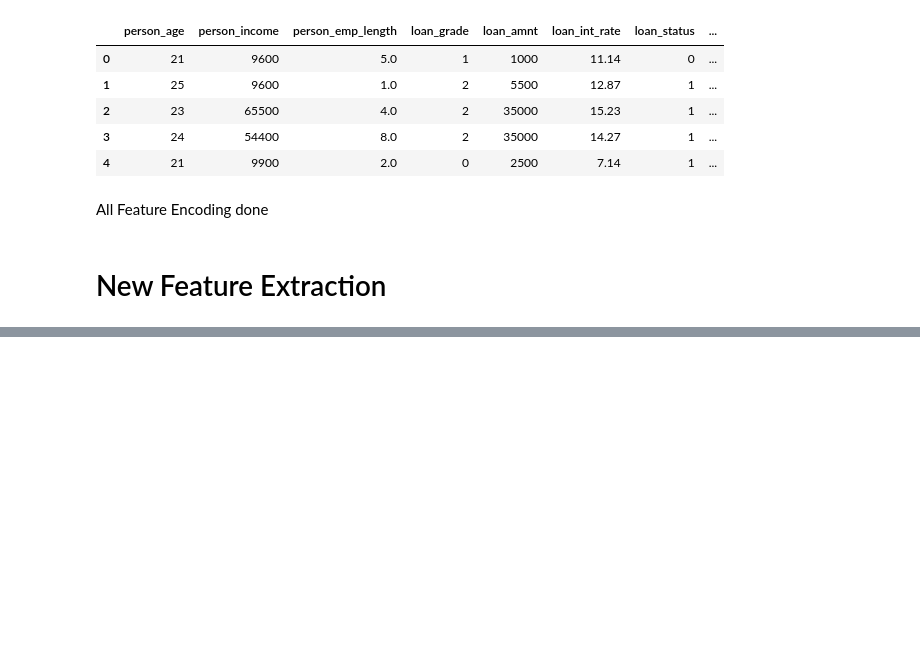
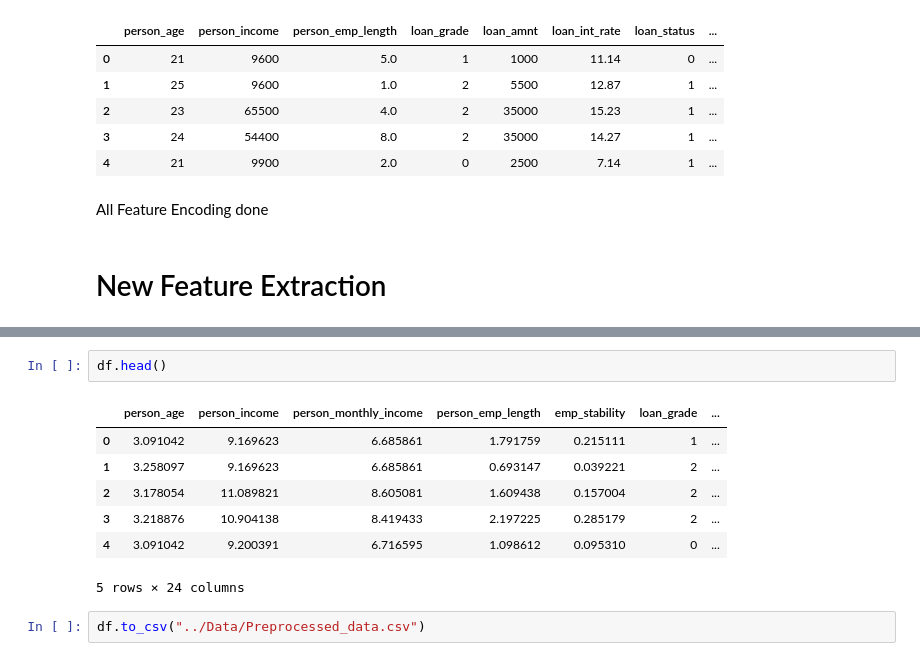
Before and after one commit to Md-Maruf-1727/loan-risk-analysis-xai, a Jupyter notebook: Notebooks/02_data_preprocessing.ipynb, the cells around one changed output, grey strips where cells are left out. Drawn from its saved outputs; the diff is of its cells as text; blank space fills up the shorter version.

```diff
--- a/Notebooks/02_data_preprocessing.ipynb
+++ b/Notebooks/02_data_preprocessing.ipynb
@@ -84,0 +169,12 @@ df.insert(loc=12, column= 'debt_burden_index', value=((df['loan_amnt'] * (1+ df[
+# %%
+df.head()
+# %% [output]
+|  | person_age | person_income | person_monthly_income | person_emp_length | emp_stability | loan_grade | ... |
+| 0 | 3.091042 | 9.169623 | 6.685861 | 1.791759 | 0.215111 | 1 | ... |
+| 1 | 3.258097 | 9.169623 | 6.685861 | 0.693147 | 0.039221 | 2 | ... |
+| 2 | 3.178054 | 11.089821 | 8.605081 | 1.609438 | 0.157004 | 2 | ... |
+| 3 | 3.218876 | 10.904138 | 8.419433 | 2.197225 | 0.285179 | 2 | ... |
+| 4 | 3.091042 | 9.200391 | 6.716595 | 1.098612 | 0.095310 | 0 | ... |
+5 rows × 24 columns
+# %%
+df.to_csv("../Data/Preprocessed_data.csv")
```
Also changed, not shown: parts of 12 cells of this notebook, 1 other file.
